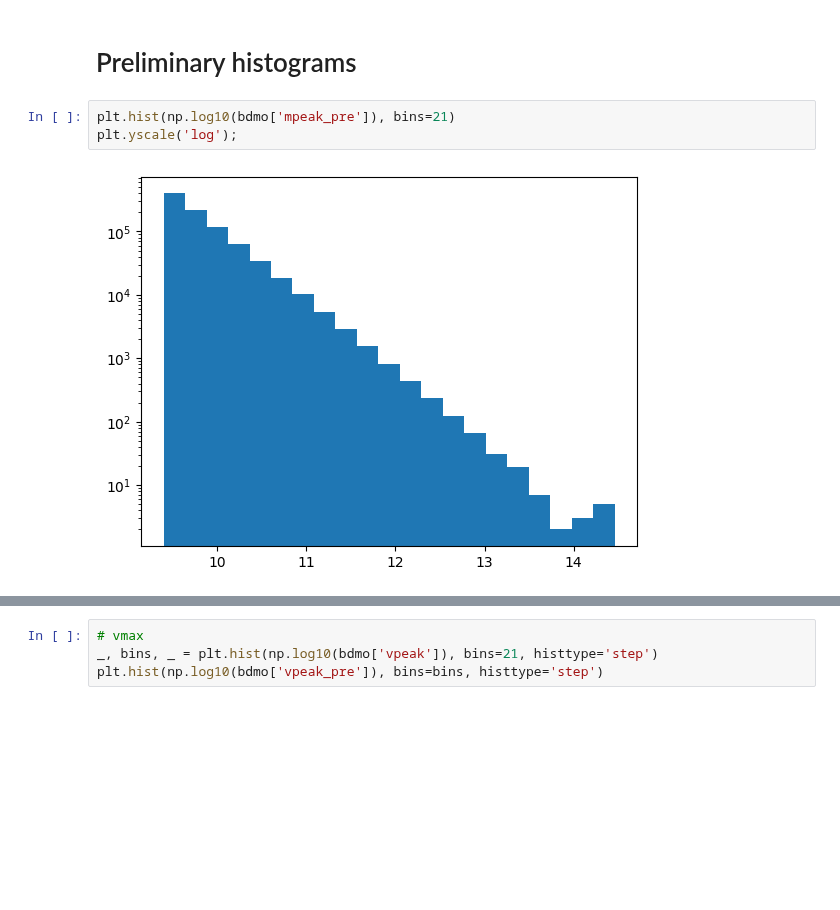
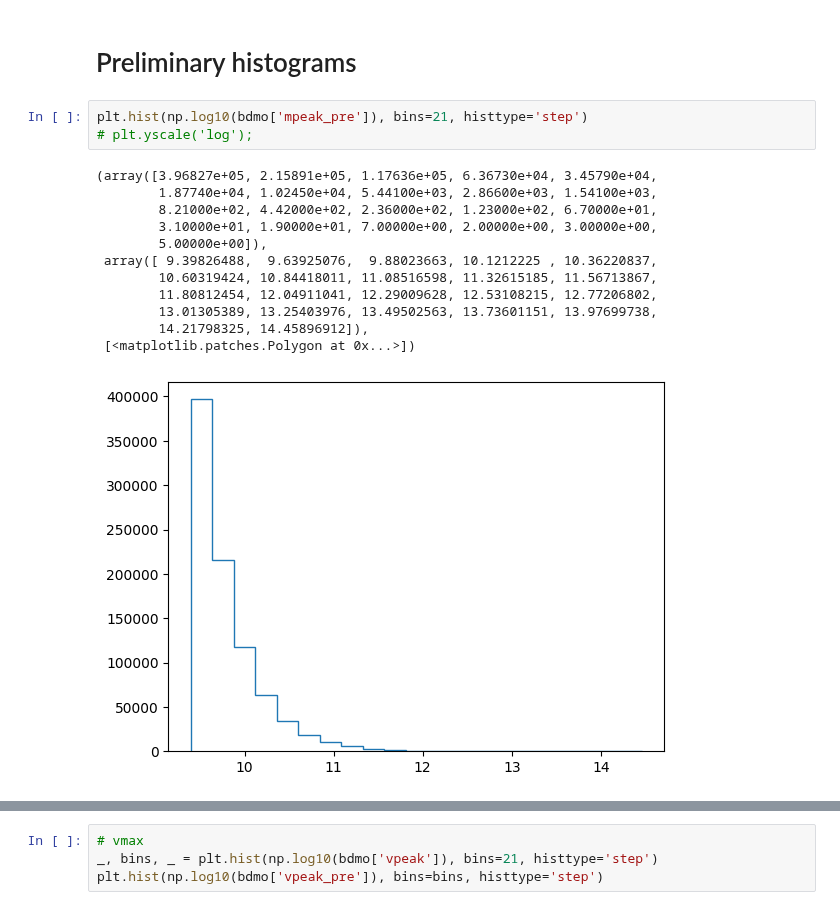
Before and after one commit to ismael-mendoza/multicam-tng-mah, a Jupyter notebook: notebooks/current/sanity-check-trees-tng100-v1.ipynb, the cells around one changed output, grey strips where cells are left out. Drawn from its saved outputs; the diff is of its cells as text; blank space fills up the shorter version.

```diff
--- a/notebooks/current/sanity-check-trees-tng100-v1.ipynb
+++ b/notebooks/current/sanity-check-trees-tng100-v1.ipynb
@@ -32,8 +32,19 @@ tbar.dtype, tdmo.dtype
 # %% [markdown]
 # Preliminary histograms
 # %%
-plt.hist(np.log10(bdmo['mpeak_pre']), bins=21)
-plt.yscale('log');
+plt.hist(np.log10(bdmo['mpeak_pre']), bins=21, histtype='step')
+# plt.yscale('log');
 # %% [output]
+(array([3.96827e+05, 2.15891e+05, 1.17636e+05, 6.36730e+04, 3.45790e+04,
+        1.87740e+04, 1.02450e+04, 5.44100e+03, 2.86600e+03, 1.54100e+03,
+        8.21000e+02, 4.42000e+02, 2.36000e+02, 1.23000e+02, 6.70000e+01,
+        3.10000e+01, 1.90000e+01, 7.00000e+00, 2.00000e+00, 3.00000e+00,
+        5.00000e+00]),
+ array([ 9.39826488,  9.63925076,  9.88023663, 10.1212225 , 10.36220837,
+        10.60319424, 10.84418011, 11.08516598, 11.32615185, 11.56713867,
+        11.80812454, 12.04911041, 12.29009628, 12.53108215, 12.77206802,
+        13.01305389, 13.25403976, 13.49502563, 13.73601151, 13.97699738,
+        14.21798325, 14.45896912]),
+ [<matplotlib.patches.Polygon at 0x...>])
-[figure, old version]
+[figure, new version]
 # %%
```
Also changed, not shown: parts of 25 cells of this notebook, 5 other files.
